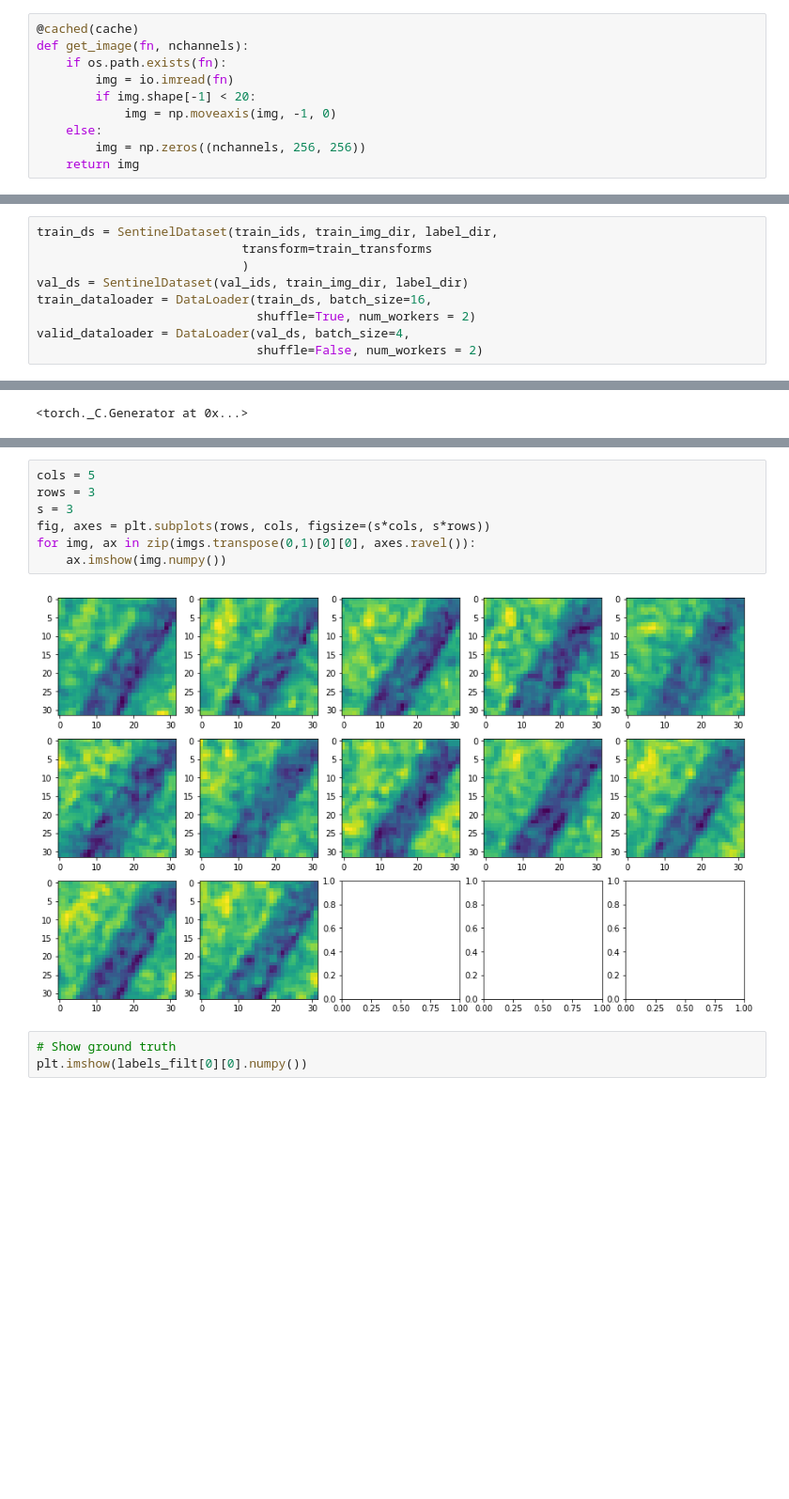
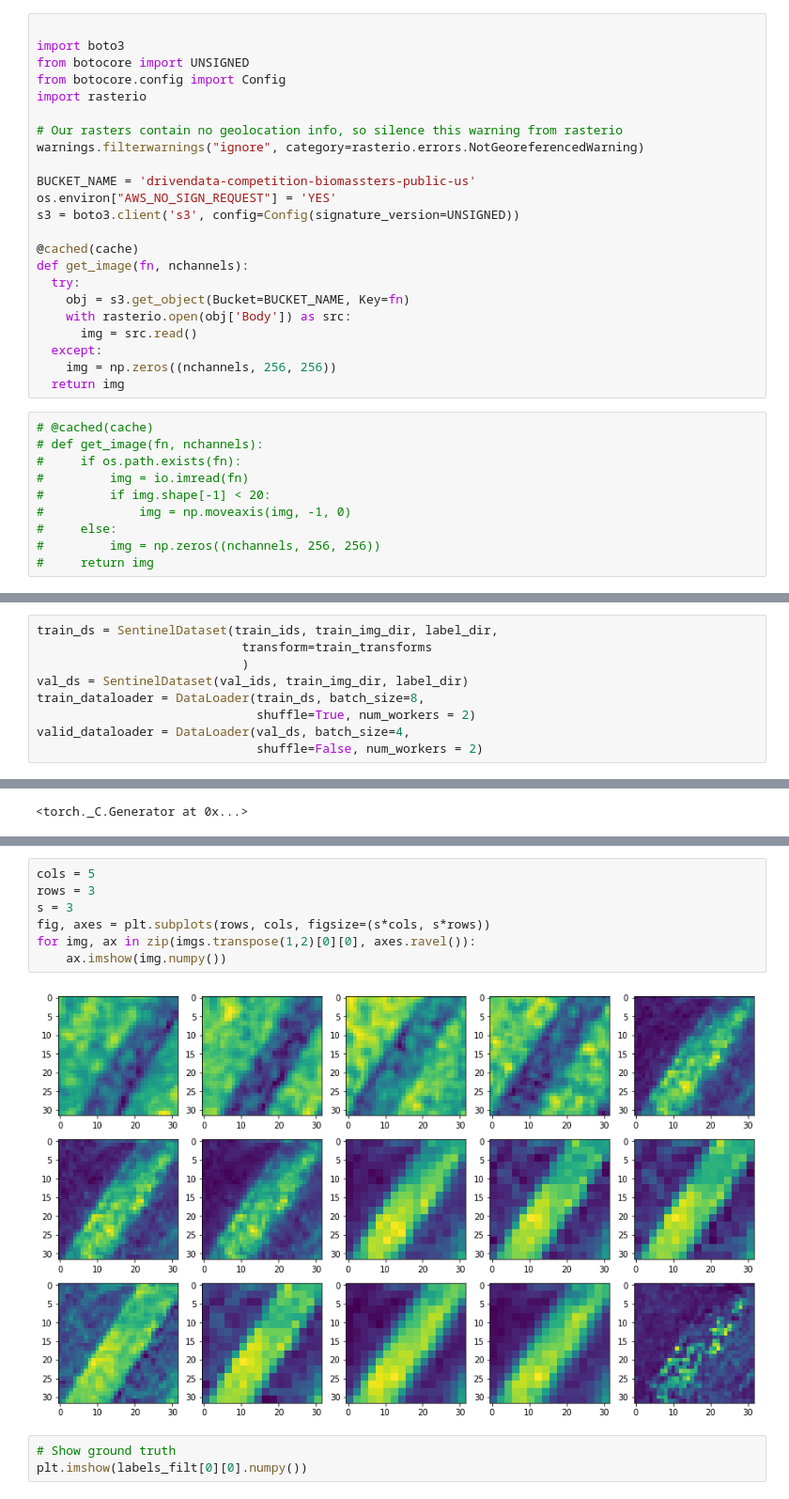
Before and after one commit to amedyukhina/biomassters, a Jupyter notebook: biomassters_all_times_unet_3D.ipynb, the cells around one changed output, grey strips where cells are left out. Shown at 94% size. Drawn from its saved outputs; the diff is of its cells as text; blank space fills up the shorter version.

```diff
--- a/biomassters_all_times_unet_3D.ipynb
+++ b/biomassters_all_times_unet_3D.ipynb
@@ -106,16 +111,39 @@ val_ids = all_ids[ntrain:ntrain+nval]
 ### Set up data loading
 # %%
 cache = TTLCache(maxsize=1000, ttl=86400)
+# %%
+
+import boto3
+from botocore import UNSIGNED
+from botocore.config import Config
+import rasterio
+
+# Our rasters contain no geolocation info, so silence this warning from rasterio
+warnings.filterwarnings("ignore", category=rasterio.errors.NotGeoreferencedWarning)
+
+BUCKET_NAME = 'drivendata-competition-biomassters-public-us'
+os.environ["AWS_NO_SIGN_REQUEST"] = 'YES'
+s3 = boto3.client('s3', config=Config(signature_version=UNSIGNED))
+
+@cached(cache)
+def get_image(fn, nchannels):
+  try:
+    obj = s3.get_object(Bucket=BUCKET_NAME, Key=fn)
+    with rasterio.open(obj['Body']) as src:
+      img = src.read()
+  except:
+    img = np.zeros((nchannels, 256, 256))
+  return img
 # %%
-@cached(cache)
-def get_image(fn, nchannels):
-    if os.path.exists(fn):
-        img = io.imread(fn)
-        if img.shape[-1] < 20:
-            img = np.moveaxis(img, -1, 0)
-    else:
-        img = np.zeros((nchannels, 256, 256))
-    return img
+# @cached(cache)
+# def get_image(fn, nchannels):
+#     if os.path.exists(fn):
+#         img = io.imread(fn)
+#         if img.shape[-1] < 20:
+#             img = np.moveaxis(img, -1, 0)
+#     else:
+#         img = np.zeros((nchannels, 256, 256))
+#     return img
 # %%
 MEANS_S1, STDS_S1 = np.load(data_path + rf's1_mean_std.npy')
 MEANS_S1 = MEANS_S1.reshape(-1,1,1)
@@ -191,7 +219,7 @@ train_ds = SentinelDataset(train_ids, train_img_dir, label_dir,
                             transform=train_transforms
                             )
 val_ds = SentinelDataset(val_ids, train_img_dir, label_dir)
-train_dataloader = DataLoader(train_ds, batch_size=16,
+train_dataloader = DataLoader(train_ds, batch_size=8,
                               shuffle=True, num_workers = 2)
 valid_dataloader = DataLoader(val_ds, batch_size=4,
                               shuffle=False, num_workers = 2)
@@ -212,12 +240,12 @@ imgs.shape, labels.shape
 # %%
 cols = 5
 rows = 3
 s = 3
 fig, axes = plt.subplots(rows, cols, figsize=(s*cols, s*rows))
-for img, ax in zip(imgs.transpose(0,1)[0][0], axes.ravel()):
+for img, ax in zip(imgs.transpose(1,2)[0][0], axes.ravel()):
     ax.imshow(img.numpy())
 # %% [output]
-[figure, old version]
+[figure, new version]
 # %%
 # Show ground truth
 plt.imshow(labels_filt[0][0].numpy())
```
Also changed, not shown: parts of 8 cells of this notebook.
